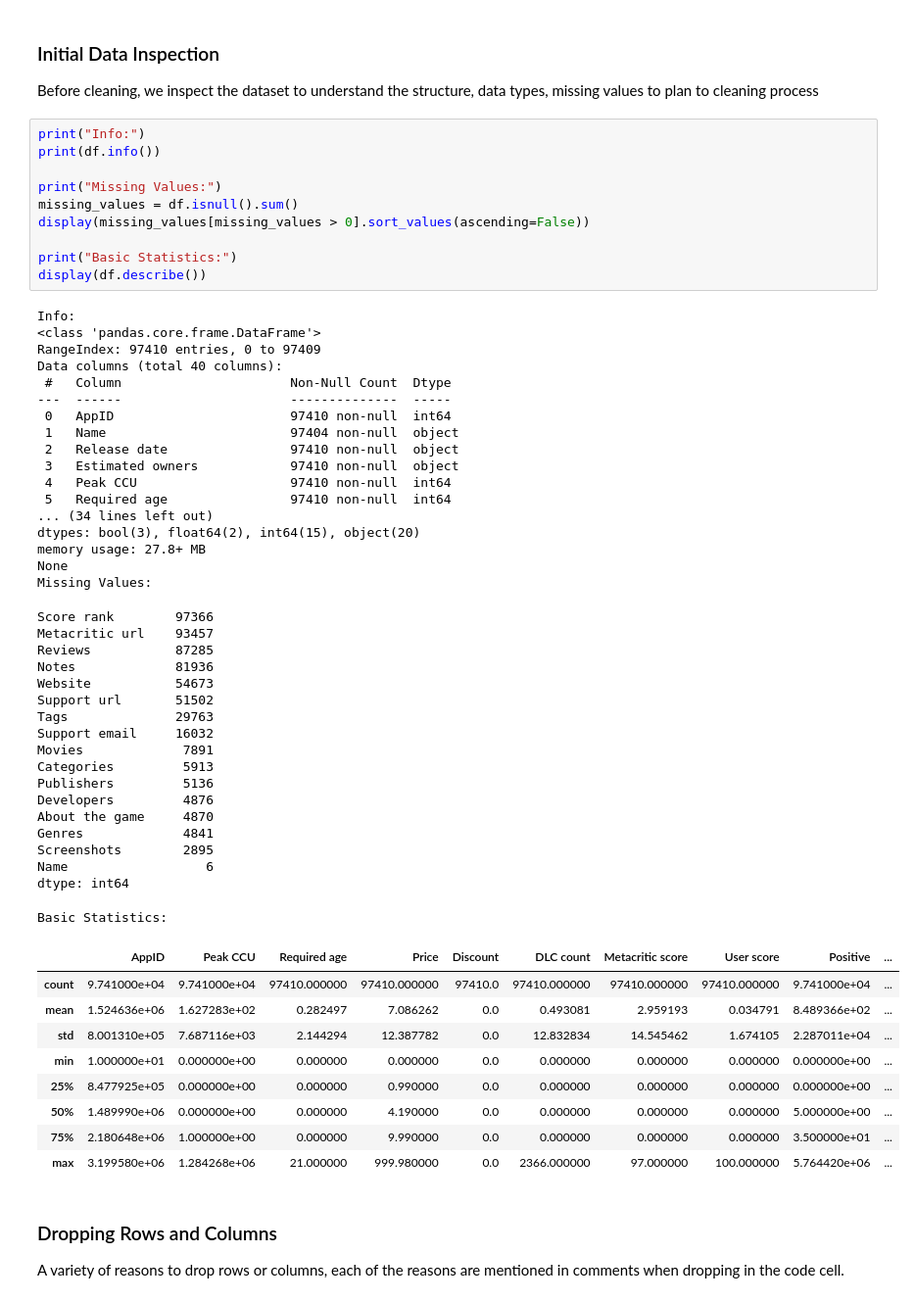
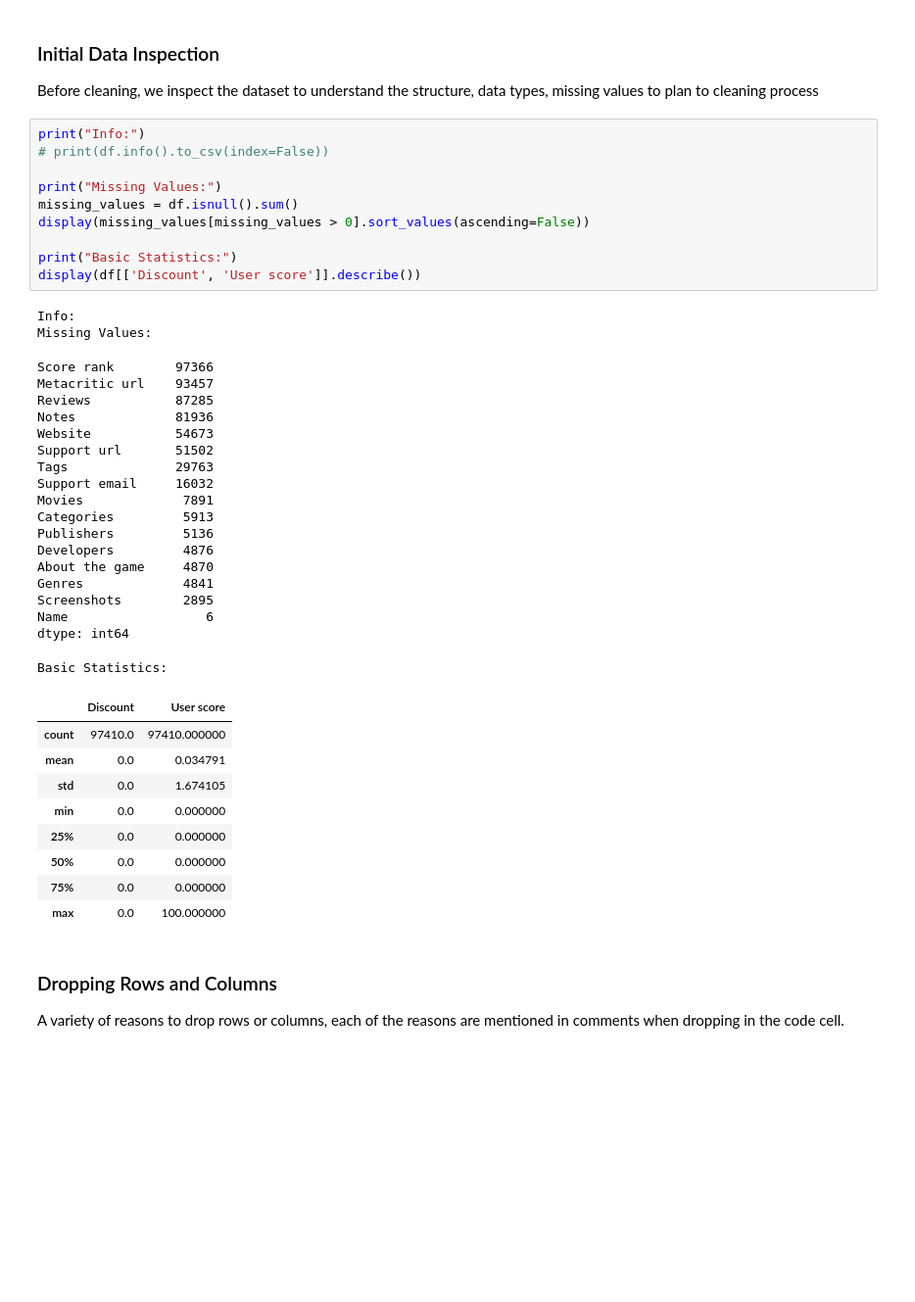
Before and after one commit to HailXD/SC1015-MiniProject, a Jupyter notebook: clean_dataset.ipynb, the cells around one changed output. Shown at 98% size. Cells and saved outputs as stored; diff of their text form; blank space fills up the shorter version.

```diff
--- a/clean_dataset.ipynb
+++ b/clean_dataset.ipynb
@@ -42,59 +55,44 @@ df.duplicated(subset='AppID').sum()
 Before cleaning, we inspect the dataset to understand the structure, data types, missing values to plan to cleaning process
 # %%
 print("Info:")
-print(df.info())
+# print(df.info().to_csv(index=False))
 
 print("Missing Values:")
 missing_values = df.isnull().sum()
 display(missing_values[missing_values > 0].sort_values(ascending=False))
 
 print("Basic Statistics:")
-display(df.describe())
+display(df[['Discount', 'User score']].describe())
 # %% [output]
 Info:
-<class 'pandas.core.frame.DataFrame'>
-RangeIndex: 97410 entries, 0 to 97409
-Data columns (total 40 columns):
- #   Column                      Non-Null Count  Dtype
----  ------                      --------------  -----
- 0   AppID                       97410 non-null  int64
- 1   Name                        97404 non-null  object
- 2   Release date                97410 non-null  object
- 3   Estimated owners            97410 non-null  object
- 4   Peak CCU                    97410 non-null  int64
- 5   Required age                97410 non-null  int64
-... (34 lines left out)
-dtypes: bool(3), float64(2), int64(15), object(20)
-memory usage: 27.8+ MB
-None
 Missing Values:
 Score rank        97366
 Metacritic url    93457
 Reviews           87285
 Notes             81936
 Website           54673
 Support url       51502
 Tags              29763
 Support email     16032
 Movies             7891
 Categories         5913
 Publishers         5136
 Developers         4876
 About the game     4870
 Genres             4841
 Screenshots        2895
 Name                  6
 dtype: int64
 Basic Statistics:
-|  | AppID | Peak CCU | Required age | Price | Discount | DLC count | Metacritic score | User score | Positive | ... |
-| count | 9.741000e+04 | 9.741000e+04 | 97410.000000 | 97410.000000 | 97410.0 | 97410.000000 | 97410.000000 | 97410.000000 | 9.741000e+04 | ... |
-| mean | 1.524636e+06 | 1.627283e+02 | 0.282497 | 7.086262 | 0.0 | 0.493081 | 2.959193 | 0.034791 | 8.489366e+02 | ... |
-| std | 8.001310e+05 | 7.687116e+03 | 2.144294 | 12.387782 | 0.0 | 12.832834 | 14.545462 | 1.674105 | 2.287011e+04 | ... |
-| min | 1.000000e+01 | 0.000000e+00 | 0.000000 | 0.000000 | 0.0 | 0.000000 | 0.000000 | 0.000000 | 0.000000e+00 | ... |
-| 25% | 8.477925e+05 | 0.000000e+00 | 0.000000 | 0.990000 | 0.0 | 0.000000 | 0.000000 | 0.000000 | 0.000000e+00 | ... |
-| 50% | 1.489990e+06 | 0.000000e+00 | 0.000000 | 4.190000 | 0.0 | 0.000000 | 0.000000 | 0.000000 | 5.000000e+00 | ... |
-| 75% | 2.180648e+06 | 1.000000e+00 | 0.000000 | 9.990000 | 0.0 | 0.000000 | 0.000000 | 0.000000 | 3.500000e+01 | ... |
-| max | 3.199580e+06 | 1.284268e+06 | 21.000000 | 999.980000 | 0.0 | 2366.000000 | 97.000000 | 100.000000 | 5.764420e+06 | ... |
+|  | Discount | User score |
+| count | 97410.0 | 97410.000000 |
+| mean | 0.0 | 0.034791 |
+| std | 0.0 | 1.674105 |
+| min | 0.0 | 0.000000 |
+| 25% | 0.0 | 0.000000 |
+| 50% | 0.0 | 0.000000 |
+| 75% | 0.0 | 0.000000 |
+| max | 0.0 | 100.000000 |
 # %% [markdown]
 ### Dropping Rows and Columns
 A variety of reasons to drop rows or columns, each of the reasons are mentioned in comments when dropping in the code cell.
```
Also changed, not shown: parts of 3 cells of this notebook, 2 other files.
